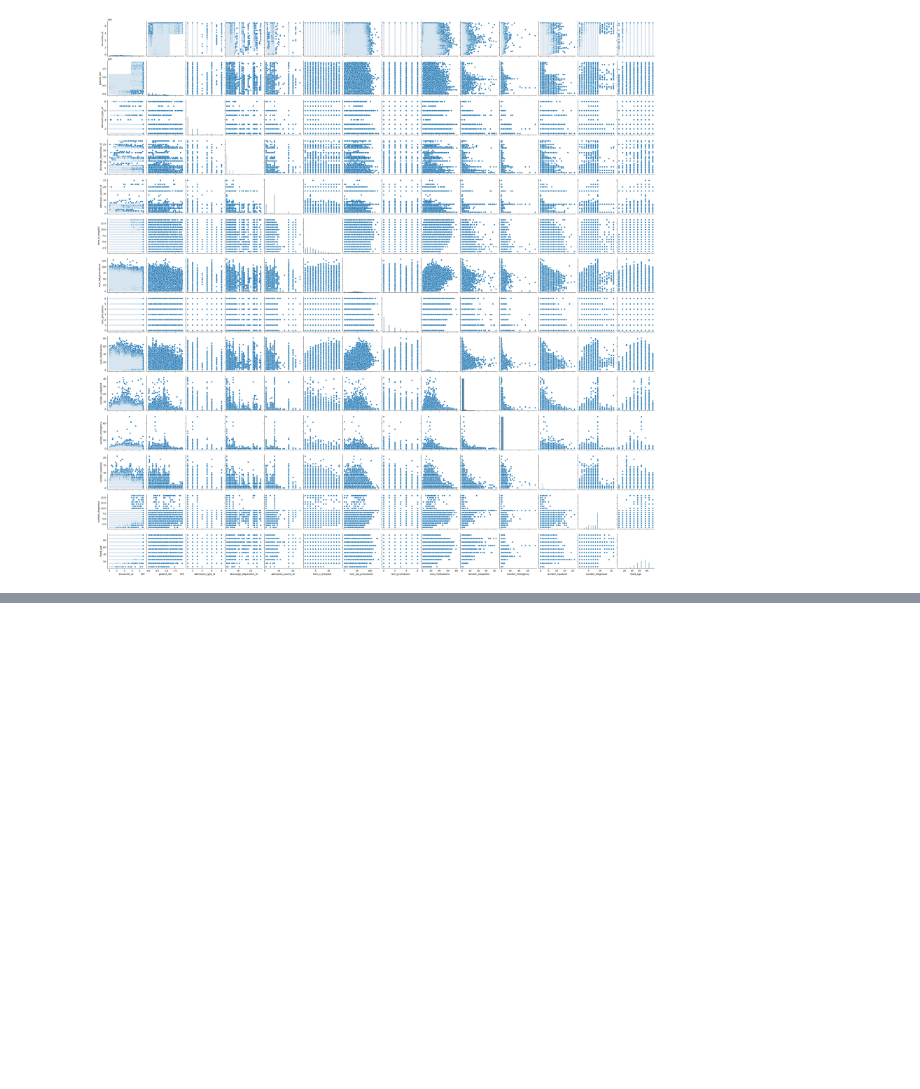
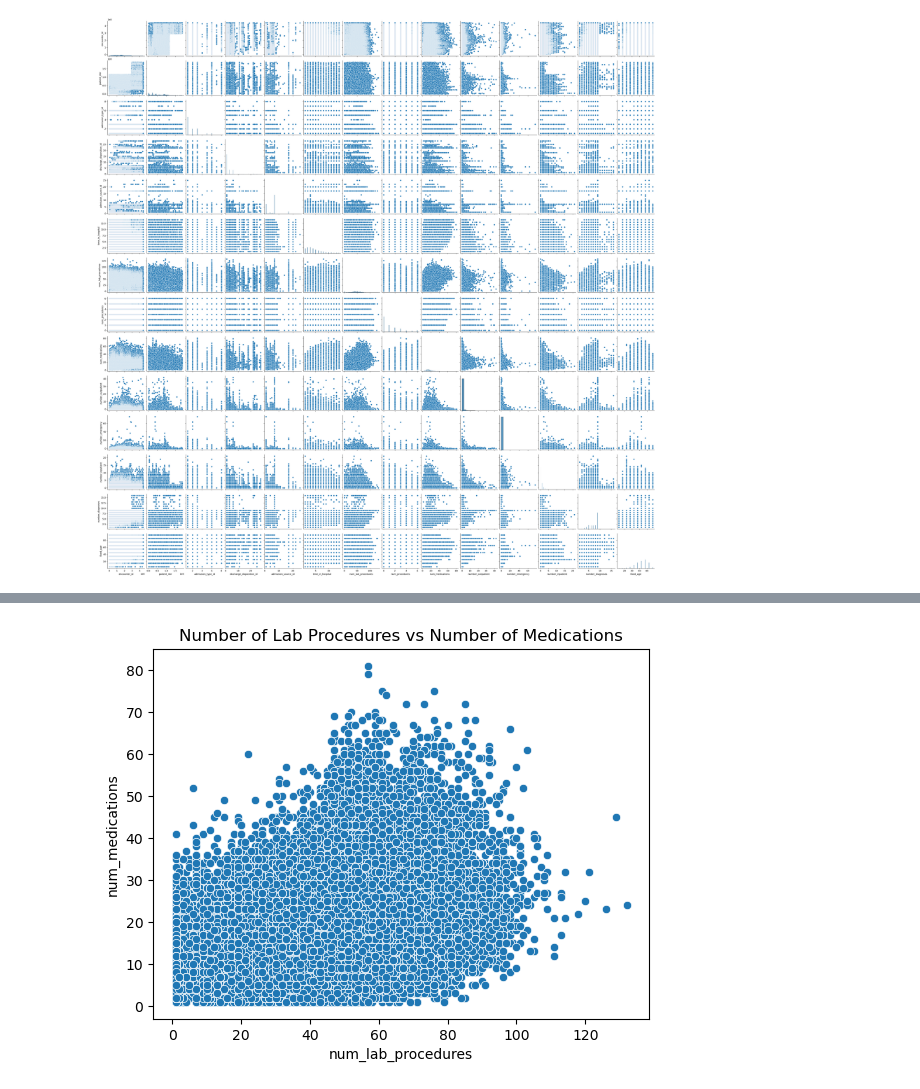
Before and after one commit to nditanaka/cs-520-90-diabetes-readmissions, a Jupyter notebook: notebook.ipynb, the cells around one changed output, grey strips where cells are left out. Saved outputs shown, nothing was run; the diff lists cells and outputs as text; code cells hidden in the pictures; blank space fills up the shorter version.

```diff
--- a/notebook.ipynb
+++ b/notebook.ipynb
@@ -110,0 +121,5 @@ value_counts.plot(kind='pie', autopct='%1.1f%%', startangle=90, colors=['#ff9999
+# %%
+sb.scatterplot(x='num_lab_procedures', y='num_medications', data=data).set(title="Number of Lab Procedures vs Number of Medications")
+plt.show()
+# %% [output]
+[figure, added]
```
Also changed, not shown: parts of 7 cells of this notebook.
